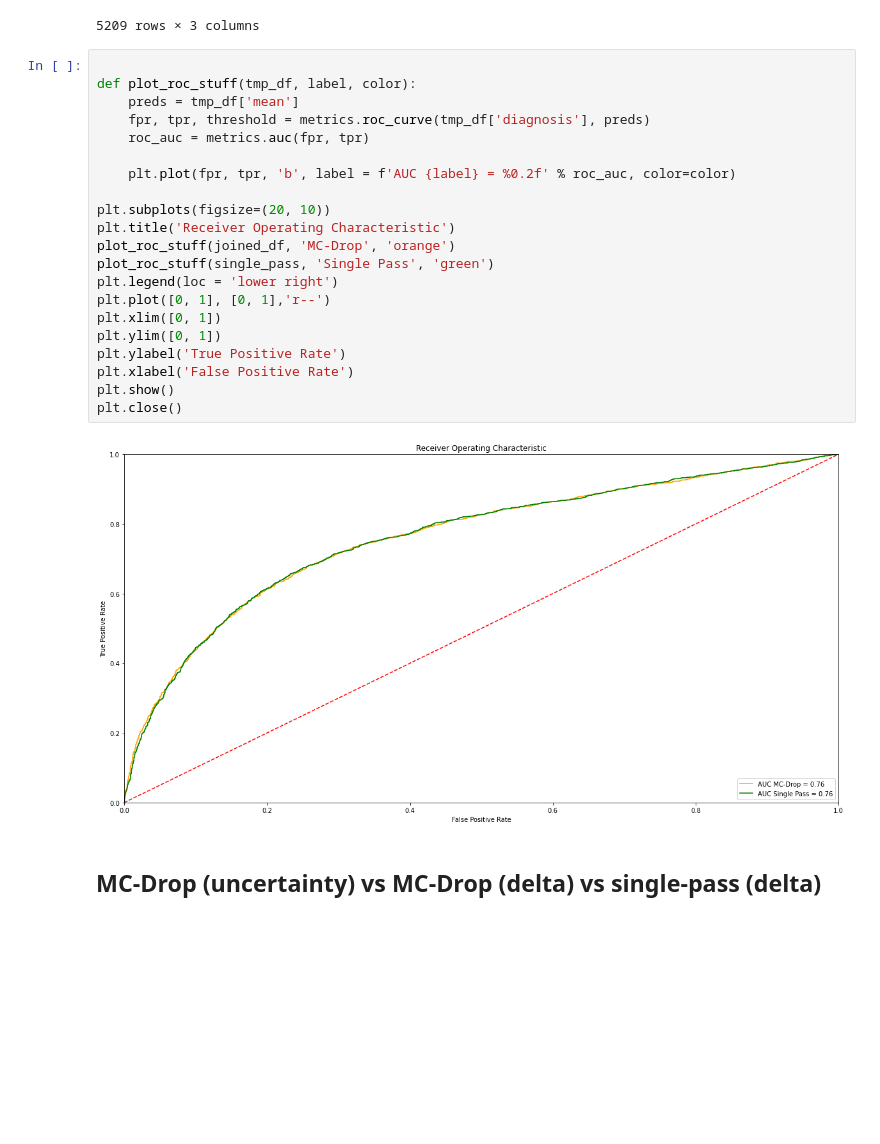
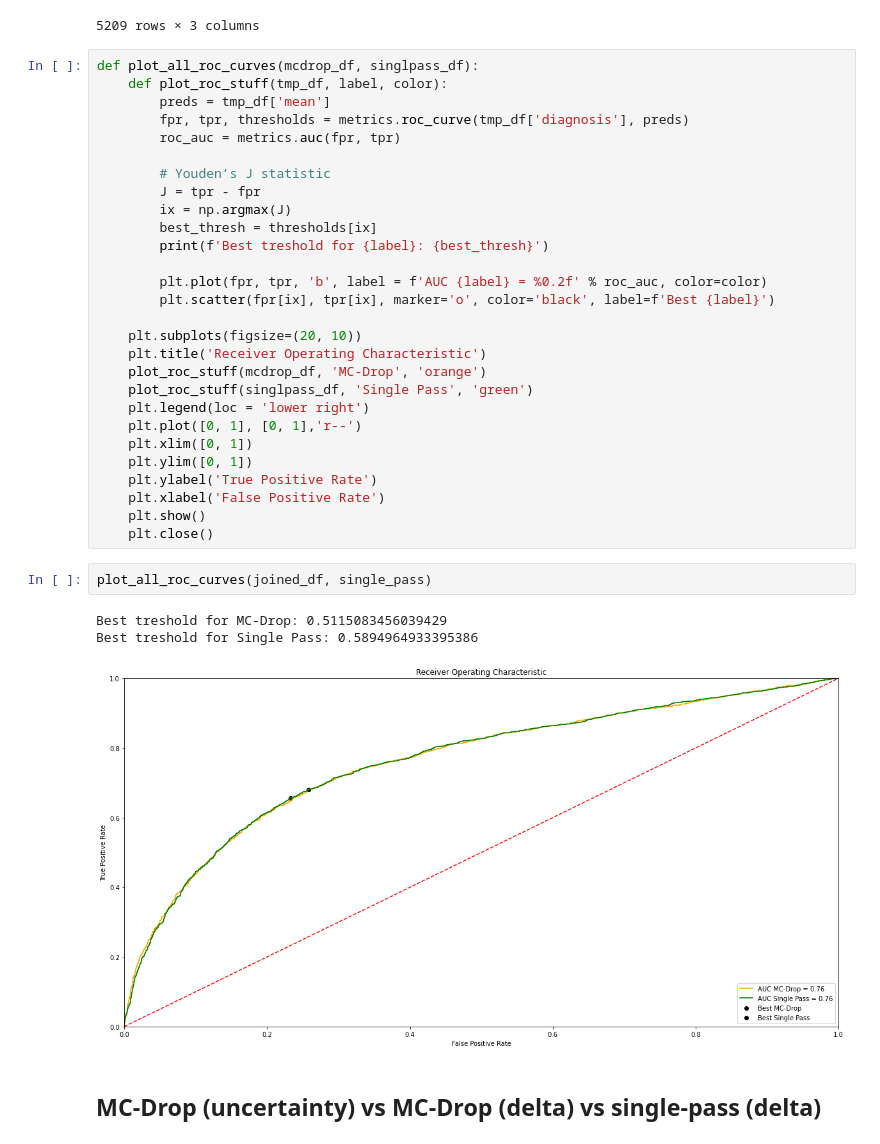
Before and after one commit to tighu20/adni_phenotypes, a Jupyter notebook: results/NACC_Results_ADvsALL.ipynb, the cells around one changed output. Drawn from its saved outputs; the diff is of its cells as text; blank space fills up the shorter version.

```diff
--- a/results/NACC_Results_ADvsALL.ipynb
+++ b/results/NACC_Results_ADvsALL.ipynb
@@ -92,28 +92,39 @@ single_pass
 | 999854 | 0.016176 | NaN | 0 |
 5209 rows × 3 columns
 # %%
+def plot_all_roc_curves(mcdrop_df, singlpass_df):
+    def plot_roc_stuff(tmp_df, label, color):
+        preds = tmp_df['mean']
+        fpr, tpr, thresholds = metrics.roc_curve(tmp_df['diagnosis'], preds)
+        roc_auc = metrics.auc(fpr, tpr)
 
-def plot_roc_stuff(tmp_df, label, color):
-    preds = tmp_df['mean']
-    fpr, tpr, threshold = metrics.roc_curve(tmp_df['diagnosis'], preds)
-    roc_auc = metrics.auc(fpr, tpr)
+        # Youden’s J statistic
+        J = tpr - fpr
+        ix = np.argmax(J)
+        best_thresh = thresholds[ix]
+        print(f'Best treshold for {label}: {best_thresh}')
 
-    plt.plot(fpr, tpr, 'b', label = f'AUC {label} = %0.2f' % roc_auc, color=color)
+        plt.plot(fpr, tpr, 'b', label = f'AUC {label} = %0.2f' % roc_auc, color=color)
+        plt.scatter(fpr[ix], tpr[ix], marker='o', color='black', label=f'Best {label}')
 
-plt.subplots(figsize=(20, 10))
-plt.title('Receiver Operating Characteristic')
-plot_roc_stuff(joined_df, 'MC-Drop', 'orange')
-plot_roc_stuff(single_pass, 'Single Pass', 'green')
-plt.legend(loc = 'lower right')
-plt.plot([0, 1], [0, 1],'r--')
-plt.xlim([0, 1])
-plt.ylim([0, 1])
-plt.ylabel('True Positive Rate')
-plt.xlabel('False Positive Rate')
-plt.show()
-plt.close()
+    plt.subplots(figsize=(20, 10))
+    plt.title('Receiver Operating Characteristic')
+    plot_roc_stuff(mcdrop_df, 'MC-Drop', 'orange')
+    plot_roc_stuff(singlpass_df, 'Single Pass', 'green')
+    plt.legend(loc = 'lower right')
+    plt.plot([0, 1], [0, 1],'r--')
+    plt.xlim([0, 1])
+    plt.ylim([0, 1])
+    plt.ylabel('True Positive Rate')
+    plt.xlabel('False Positive Rate')
+    plt.show()
+    plt.close()
-# %% [output]
-[figure, removed]
+# %%
+plot_all_roc_curves(joined_df, single_pass)
+# %% [output]
+Best treshold for MC-Drop: 0.5115083456039429
+Best treshold for Single Pass: 0.5894964933395386
+[figure, added]
 # %% [markdown]
 ## MC-Drop (uncertainty) vs MC-Drop (delta) vs single-pass (delta)
 # %%
```
Also changed, not shown: parts of 10 cells of this notebook, 5 other files.
